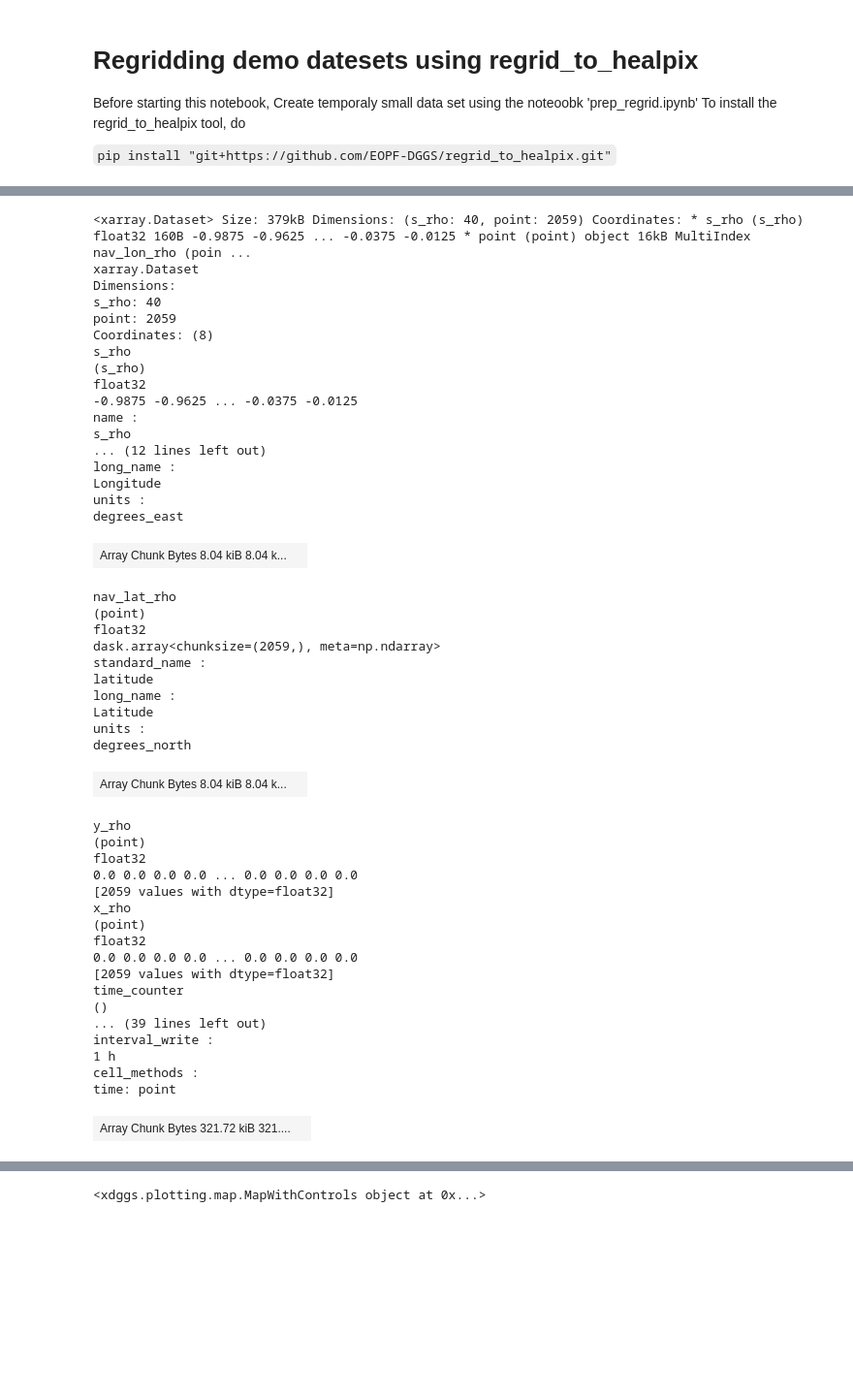
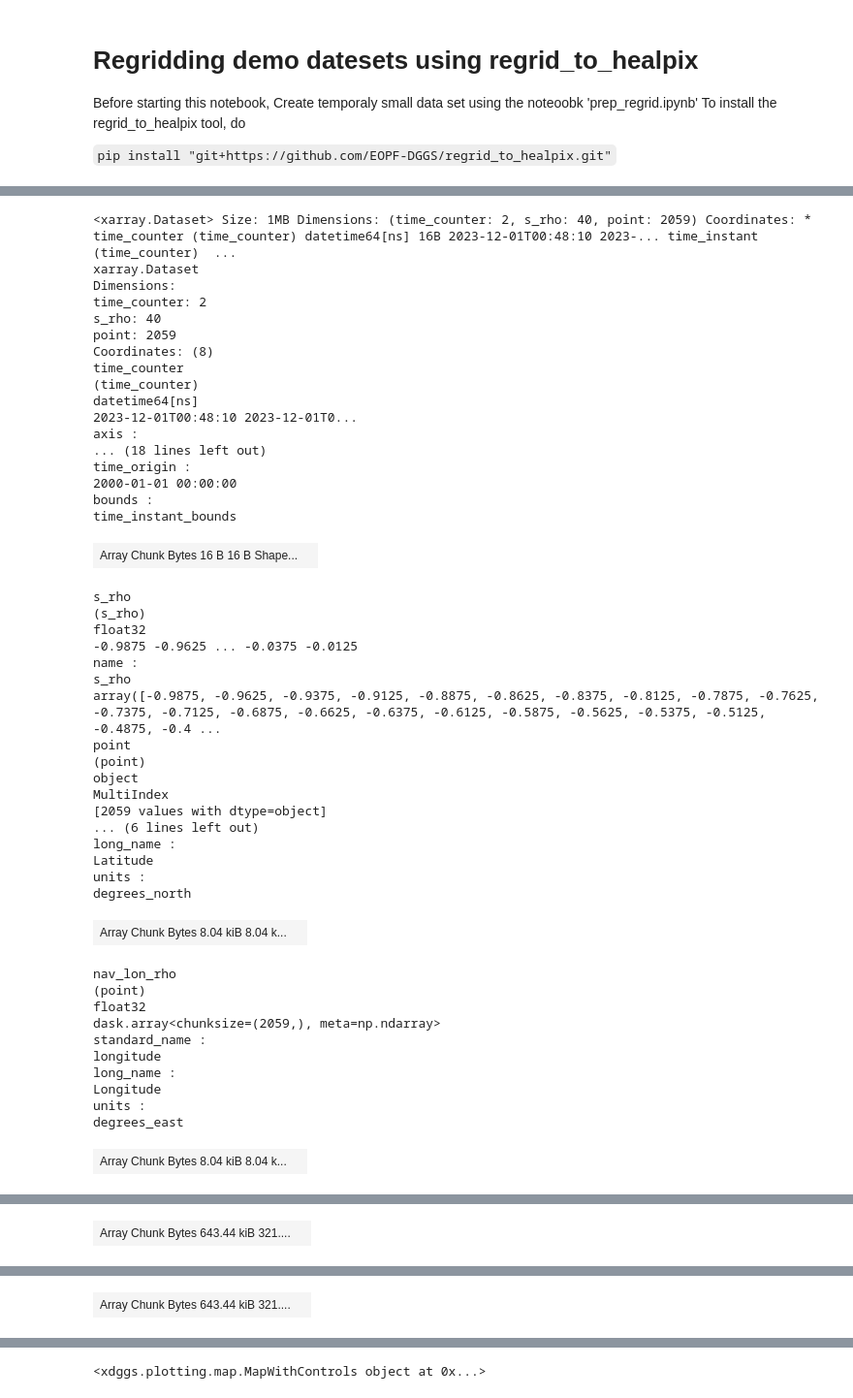
Before and after one commit to FAIR2Adapt/softwares_RIOMAR, a Jupyter notebook: notebook/regrid_apply_ufunc.ipynb, the cells around one changed output, grey strips where cells are left out. Shown at 97% size. Cells and saved outputs as stored; diff of their text form; code cells hidden in the pictures; blank space fills up the shorter version.

Commit message:
apply ufunc with time chunk

```diff
--- a/notebook/regrid_apply_ufunc.ipynb
+++ b/notebook/regrid_apply_ufunc.ipynb
@@ -11,54 +130,55 @@ import numpy as np
 # %%
-
-small_ds=xr.open_zarr('/Users/todaka/data/RIOMAR/very_small.zarr')
-ds = small_ds[["temp", "nav_lon_rho", "nav_lat_rho"]].isel(s_rho=0).stack(point=("y_rho","x_rho")).dropna(dim="point")
-ds = small_ds[["temp", "nav_lon_rho", "nav_lat_rho"]].stack(point=("y_rho","x_rho")).dropna(dim="point")
+small_ds=xr.open_zarr('/Users/todaka/data/RIOMAR/small_withtime.zarr')
+#small_ds=xr.open_zarr('/Users/todaka/data/RIOMAR/very_small.zarr') #only temp
+#ds = small_ds[["temp", "nav_lon_rho", "nav_lat_rho"]].isel(s_rho=0).stack(point=("y_rho","x_rho")).dropna(dim="point") #only drop the z coordinate
+#ds = small_ds[["temp","nav_lon_rho", "nav_lat_rho"]].stack(point=("y_rho","x_rho")).dropna(dim="point") #only temp
+ds = small_ds.stack(point=("y_rho","x_rho")).dropna(dim="point")
 ds
 # %% [output]
-<xarray.Dataset> Size: 379kB Dimensions: (s_rho: 40, point: 2059) Coordinates: * s_rho (s_rho) float32 160B -0.9875 -0.9625 ... -0.0375 -0.0125 * point (point) object 16kB MultiIndex nav_lon_rho (poin ...
+<xarray.Dataset> Size: 1MB Dimensions: (time_counter: 2, s_rho: 40, point: 2059) Coordinates: * time_counter (time_counter) datetime64[ns] 16B 2023-12-01T00:48:10 2023-... time_instant (time_counter)  ...
 xarray.Dataset
 Dimensions:
+time_counter: 2
 s_rho: 40
 point: 2059
 Coordinates: (8)
-s_rho
-(s_rho)
-float32
--0.9875 -0.9625 ... -0.0375 -0.0125
-name :
-s_rho
-... (12 lines left out)
-long_name :
-Longitude
-units :
-degrees_east
+time_counter
+(time_counter)
+datetime64[ns]
+2023-12-01T00:48:10 2023-12-01T0...
+axis :
+... (18 lines left out)
+time_origin :
+2000-01-01 00:00:00
+bounds :
+time_instant_bounds
-| Array Chunk Bytes 8.04 kiB 8.04 k... |  |
+| Array Chunk Bytes 16 B 16 B Shape... |  |
-nav_lat_rho
+s_rho
+(s_rho)
+float32
+-0.9875 -0.9625 ... -0.0375 -0.0125
+name :
+s_rho
+array([-0.9875, -0.9625, -0.9375, -0.9125, -0.8875, -0.8625, -0.8375, -0.8125, -0.7875, -0.7625, -0.7375, -0.7125, -0.6875, -0.6625, -0.6375, -0.6125, -0.5875, -0.5625, -0.5375, -0.5125, -0.4875, -0.4 ...
+point
 (point)
-float32
-dask.array<chunksize=(2059,), meta=np.ndarray>
-standard_name :
-latitude
+object
+MultiIndex
+[2059 values with dtype=object]
+... (6 lines left out)
 long_name :
 Latitude
 units :
 degrees_north
 | Array Chunk Bytes 8.04 kiB 8.04 k... |  |
-y_rho
+nav_lon_rho
 (point)
 float32
-0.0 0.0 0.0 0.0 ... 0.0 0.0 0.0 0.0
-[2059 values with dtype=float32]
-x_rho
-(point)
-float32
-0.0 0.0 0.0 0.0 ... 0.0 0.0 0.0 0.0
-[2059 values with dtype=float32]
-time_counter
-()
-... (39 lines left out)
-interval_write :
-1 h
-cell_methods :
-time: point
+dask.array<chunksize=(2059,), meta=np.ndarray>
+standard_name :
+longitude
+long_name :
+Longitude
+units :
+degrees_east
-| Array Chunk Bytes 321.72 kiB 321.... |  |
+| Array Chunk Bytes 8.04 kiB 8.04 k... |  |
@@ -81,0 +202 @@ REGIONAL GAMAR MPI TIDES OBC_WEST OBC_NORTH XIOS USE_CALENDAR NC4PAR MPI_NOLAND
+| Array Chunk Bytes 643.44 kiB 321.... |  |
@@ -81,0 +219 @@ REGIONAL GAMAR MPI TIDES OBC_WEST OBC_NORTH XIOS USE_CALENDAR NC4PAR MPI_NOLAND
+| Array Chunk Bytes 643.44 kiB 321.... |  |
```
Also changed, not shown: parts of 10 cells of this notebook, 1 other file.
